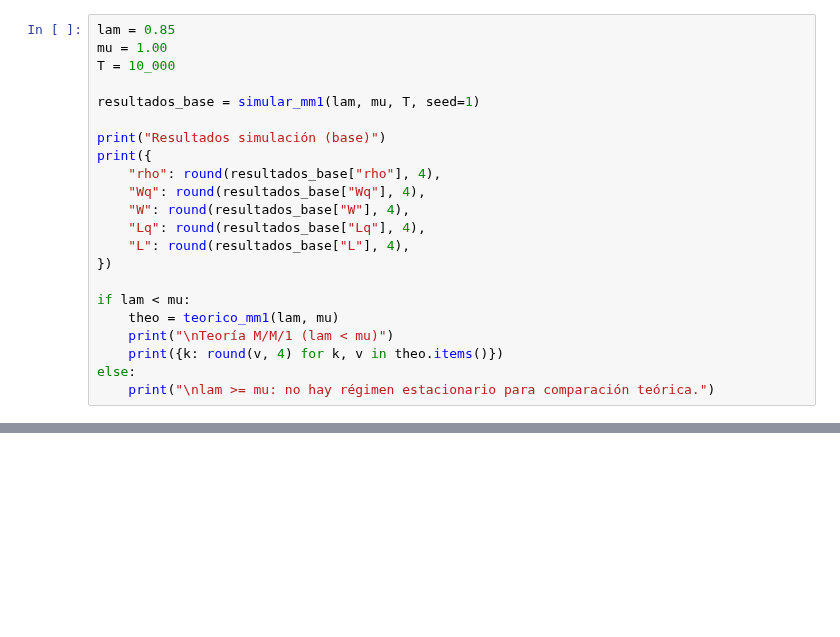
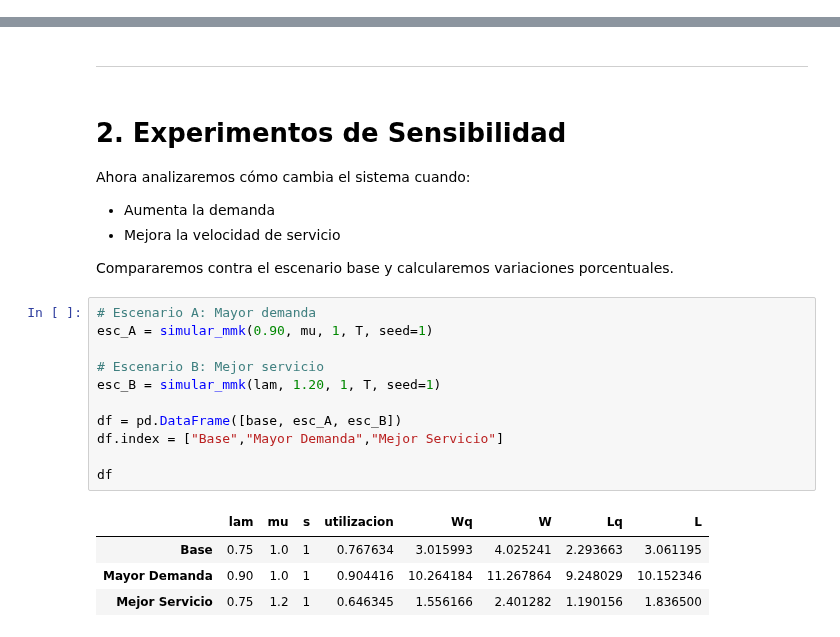
Before and after one commit to modelos-inst/LibroMoBI, a Jupyter notebook: content/complementarias/complementaria_simu_cola_simpy.ipynb, the cells around one changed output, grey strips where cells are left out. Cells and saved outputs as stored; diff of their text form; blank space fills up the shorter version.

```diff
--- a/content/complementarias/complementaria_simu_cola_simpy.ipynb
+++ b/content/complementarias/complementaria_simu_cola_simpy.ipynb
@@ -667,22 +0,0 @@ Luego comparamos simulación vs teoría.
-# %%
-lam = 0.85
-mu = 1.00
-T = 10_000
-
-resultados_base = simular_mm1(lam, mu, T, seed=1)
-
-print("Resultados simulación (base)")
-print({
-    "rho": round(resultados_base["rho"], 4),
-    "Wq": round(resultados_base["Wq"], 4),
-    "W": round(resultados_base["W"], 4),
-    "Lq": round(resultados_base["Lq"], 4),
-    "L": round(resultados_base["L"], 4),
-})
-
-if lam < mu:
-    theo = teorico_mm1(lam, mu)
-    print("\nTeoría M/M/1 (lam < mu)")
-    print({k: round(v, 4) for k, v in theo.items()})
-else:
-    print("\nlam >= mu: no hay régimen estacionario para comparación teórica.")
@@ -895,0 +209,27 @@ Base (teoría)
+# %% [markdown]
+---
+# %% [markdown]
+# 2. Experimentos de Sensibilidad
+
+Ahora analizaremos cómo cambia el sistema cuando:
+
+- Aumenta la demanda
+- Mejora la velocidad de servicio
+
+Compararemos contra el escenario base y calcularemos variaciones porcentuales.
+# %%
+# Escenario A: Mayor demanda
+esc_A = simular_mmk(0.90, mu, 1, T, seed=1)
+
+# Escenario B: Mejor servicio
+esc_B = simular_mmk(lam, 1.20, 1, T, seed=1)
+
+df = pd.DataFrame([base, esc_A, esc_B])
+df.index = ["Base","Mayor Demanda","Mejor Servicio"]
+
+df
+# %% [output]
+|  | lam | mu | s | utilizacion | Wq | W | Lq | L |
+| Base | 0.75 | 1.0 | 1 | 0.767634 | 3.015993 | 4.025241 | 2.293663 | 3.061195 |
+| Mayor Demanda | 0.90 | 1.0 | 1 | 0.904416 | 10.264184 | 11.267864 | 9.248029 | 10.152346 |
+| Mejor Servicio | 0.75 | 1.2 | 1 | 0.646345 | 1.556166 | 2.401282 | 1.190156 | 1.836500 |
```
Also changed, not shown: parts of 64 cells of this notebook, 2 other files.
